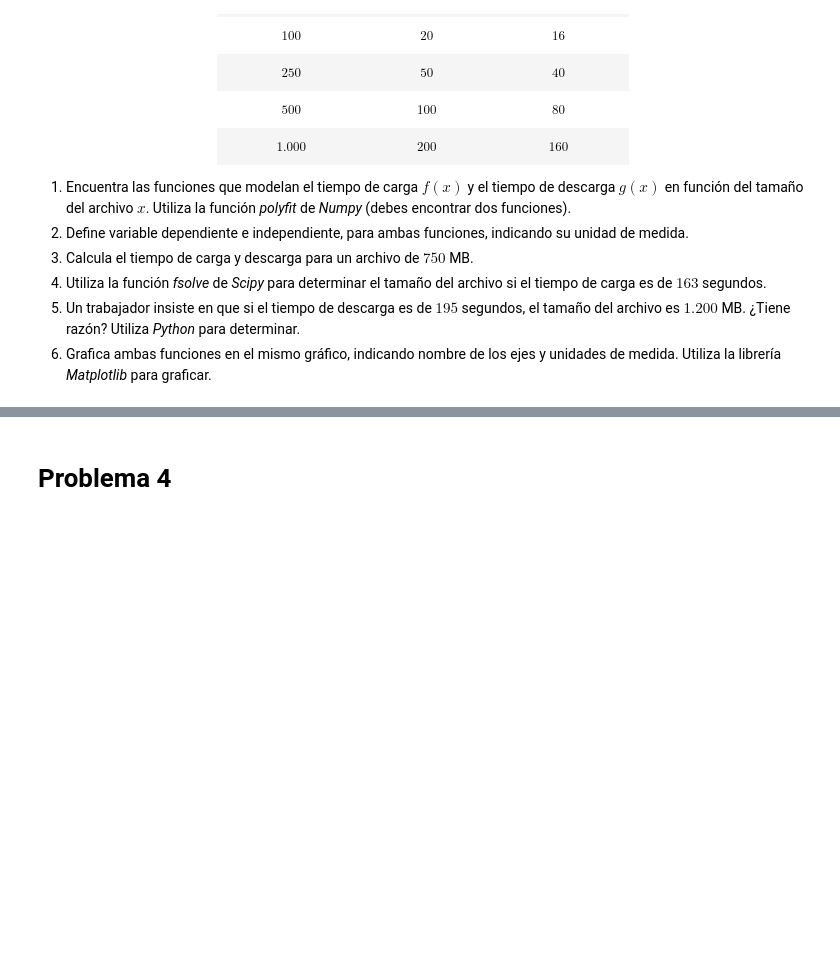
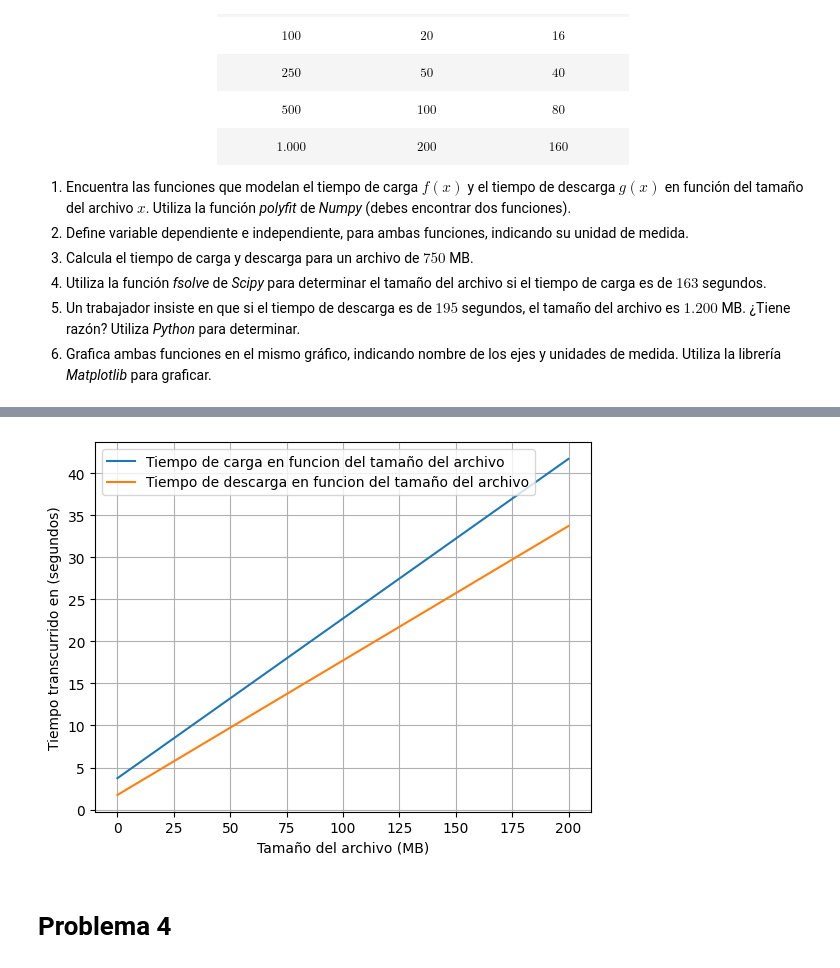
Before and after one commit to SolidusStrange/Matematica-Aplicada, a Jupyter notebook: G2_Función_Lineal.ipynb, the cells around one changed output, grey strips where cells are left out. Drawn from its saved outputs; the diff is of its cells as text; code cells hidden in the pictures; blank space fills up the shorter version.

```diff
--- a/G2_Función_Lineal.ipynb
+++ b/G2_Función_Lineal.ipynb
@@ -65,3 +167,73 @@ Una empresa de tecnología quiere optimizar el tiempo de carga y descarga de arc
 4. Utiliza la función *fsolve* de *Scipy* para determinar el tamaño del archivo si el tiempo de carga es de $163$ segundos.
 5. Un trabajador insiste en que si el tiempo de descarga es de $195$ segundos, el tamaño del archivo es $1.200$ MB. ¿Tiene razón? Utiliza *Python* para determinar.
 6. Grafica ambas funciones en el mismo gráfico, indicando nombre de los ejes y unidades de medida. Utiliza la librería *Matplotlib* para graficar.
+# %%
+# Respuesta 1
+import numpy as np
+from scipy.optimize import fsolve
+
+# Datos
+x = np.array([5, 100, 250, 500, 1000])  # tamaño del archivo
+y0 = np.array([10, 20, 50, 100, 200]) # tiempo de carga
+y1 = np.array([5, 16, 40, 80, 160]) # tiempo de descarga
+
+# Ajuste lineal con polyfit
+a, b = np.polyfit(x , y0, 1)
+c, d = np.polyfit(x, y1, 1)
+print(f"Respuesta 1: \nLa funcion f(x) = {a:.2f}x + {b:.2f}\n\
+La funcion g(x) = {c:.2f}x + {d:.2f}")
+
+# Respuesta 2
+print(f"Respuesta 2: \nf(x)= La variable dependiente es el tiempo de carga en segundos, mientras que la independiente es el tamaño del archivo en mb")
+print(f"g(x)= La variable dependiente es el tiempo de descarga en segundos, mientras que la independiente es el tamaño del archivo en mb")
+
+# Respuesta 3
+def f(x):
+    return 0.19*x + 3.73
+
+def g(x):
+    return 0.16*x + 1.74
+
+print(f"Respuesta 3: El tiempo de carga es de {f(750)} segundos y de descarga es de {g(750)} segundos para un archivo de 750MB")
+
+# Respuesta 4
+def ecuacion(x): # Definimos la ecuacion
+    return 0.19 * x + 3.73 - 163 # Queremos que f(x) = 163
+
+# Valor inicial para que fsolve arranque
+x0 = np.linspace(0, 200, 1)
+
+# Resolver
+solucion = fsolve(ecuacion, x0)
+print(f"Respuesta 4: El tamaño del archivo es de {solucion[0]:.2f} MB para un tiempo de carga de 163 segundos")
+
+# Respuesta 5
+def ecuacion(x): # Definimos la ecuacion
+    return 0.16 * x + 1.74 - 195 # Queremos que g(x) = 195
+
+# Valor inicial para que fsolve arranque
+x0 = np.linspace(0, 200, 1)
+
+# Resolver
+solucion = fsolve(ecuacion, x0)
+print(f"Respuesta 5: El tamaño del archivo es de {solucion[0]:.2f} MB para un tiempo de carga de 195 segundos. Por lo tanto, si somos estrictos, no es exactamente 1200 MB")
+
+# Respuesta 6
+print("Respuesta 6:")
+import matplotlib.pyplot as plt
+
+def f(x):
+    return 0.19*x + 3.73
+
+def g(x):
+    return 0.16*x + 1.74
+
+x = np.arange(0, 200, 0.1)
+plt.plot(x, f(x), label = "Tiempo de carga en funcion del tamaño del archivo")
+plt.plot(x, g(x), label = "Tiempo de descarga en funcion del tamaño del archivo")
+plt.grid(True)
+plt.xlabel("Tamaño del archivo (MB)")
+plt.ylabel("Tiempo transcurrido en (segundos)")
+plt.legend()
+plt.show()
+# %% [output]
@@ -68,3 +250,4 @@ Una empresa de tecnología quiere optimizar el tiempo de carga y descarga de arc
+[figure, added]
 # %% [markdown]
 # Problema 4
 # %% [markdown]
```
Also changed, not shown: parts of 4 cells of this notebook.
